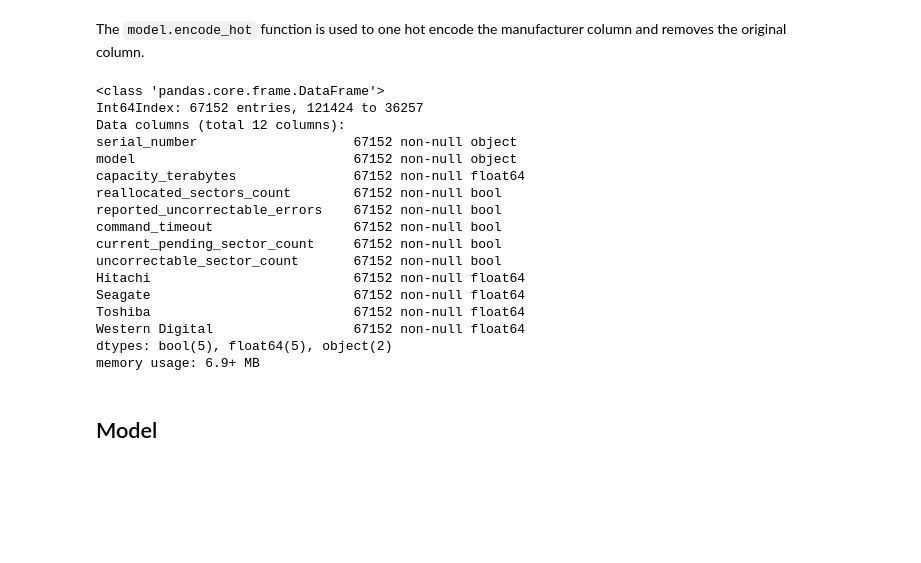
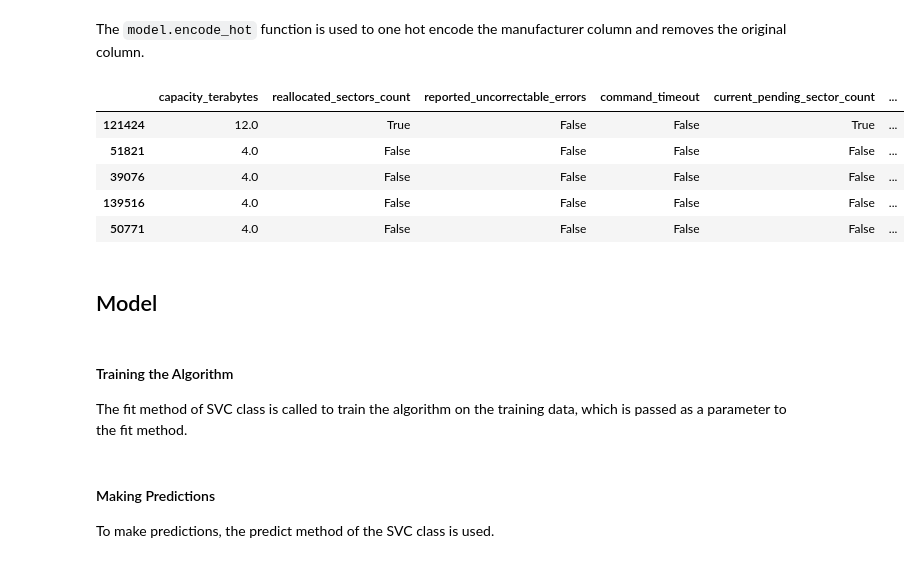
Before and after one commit to just-keep-spinning/hard-drive-project, a Jupyter notebook: hard_drive_pipeline.ipynb, the cells around one changed output. Cells and saved outputs as stored; diff of their text form; code cells hidden in the pictures; blank space fills up the shorter version.

Commit message:
added modeling

```diff
--- a/hard_drive_pipeline.ipynb
+++ b/hard_drive_pipeline.ipynb
@@ -728,24 +740,13 @@ The `model.encode_hot` function is used to one hot encode the manufacturer colum
 # One hot encode manufacturer column
 X_train, X_test = model.encode_hot(X_train, X_test, 'manufacturer')
 # %%
-X_train.info()
+X_train.head()
 # %% [output]
-<class 'pandas.core.frame.DataFrame'>
-Int64Index: 67152 entries, 121424 to 36257
-Data columns (total 12 columns):
-serial_number                    67152 non-null object
-model                            67152 non-null object
-capacity_terabytes               67152 non-null float64
-reallocated_sectors_count        67152 non-null bool
-reported_uncorrectable_errors    67152 non-null bool
-command_timeout                  67152 non-null bool
-current_pending_sector_count     67152 non-null bool
-uncorrectable_sector_count       67152 non-null bool
-Hitachi                          67152 non-null float64
-Seagate                          67152 non-null float64
-Toshiba                          67152 non-null float64
-Western Digital                  67152 non-null float64
-dtypes: bool(5), float64(5), object(2)
-memory usage: 6.9+ MB
+|  | capacity_terabytes | reallocated_sectors_count | reported_uncorrectable_errors | command_timeout | current_pending_sector_count | ... |
+| 121424 | 12.0 | True | False | False | True | ... |
+| 51821 | 4.0 | False | False | False | False | ... |
+| 39076 | 4.0 | False | False | False | False | ... |
+| 139516 | 4.0 | False | False | False | False | ... |
+| 50771 | 4.0 | False | False | False | False | ... |
 # %% [markdown]
 ## Model
@@ -751,0 +759,8 @@ memory usage: 6.9+ MB
+# %% [markdown]
+#### Training the Algorithm
+
+The fit method of SVC class is called to train the algorithm on the training data, which is passed as a parameter to the fit method.
+# %% [markdown]
+#### Making Predictions
+
+To make predictions, the predict method of the SVC class is used.
```
Also changed, not shown: parts of 16 cells of this notebook.
